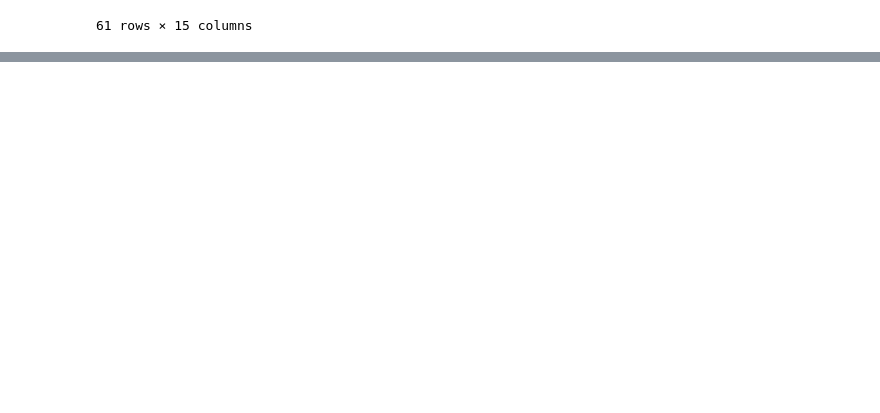
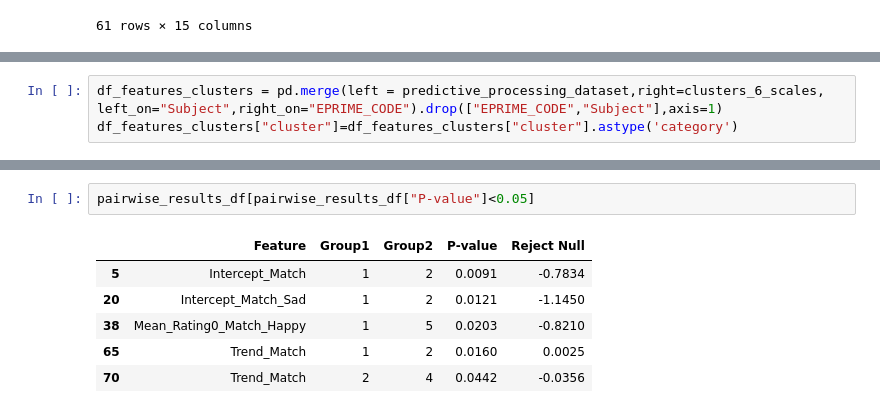
Before and after one commit to ManuIluro22/CasLAB-Predictive-Processing, a Jupyter notebook: Clustering_Predictive_Processing/Distributional_Analysis.ipynb, the cells around one changed output, grey strips where cells are left out. Drawn from its saved outputs; the diff is of its cells as text; blank space fills up the shorter version.

```diff
--- a/Clustering_Predictive_Processing/Distributional_Analysis.ipynb
+++ b/Clustering_Predictive_Processing/Distributional_Analysis.ipynb
@@ -666,0 +862,3 @@ results_df[results_df["P-value"]<0.051]
+# %%
+df_features_clusters = pd.merge(left = predictive_processing_dataset,right=clusters_6_scales, left_on="Subject",right_on="EPRIME_CODE").drop(["EPRIME_CODE","Subject"],axis=1)
+df_features_clusters["cluster"]=df_features_clusters["cluster"].astype('category')
@@ -666,0 +910,9 @@ results_df[results_df["P-value"]<0.051]
+# %%
+pairwise_results_df[pairwise_results_df["P-value"]<0.05]
+# %% [output]
+|  | Feature | Group1 | Group2 | P-value | Reject Null |
+| 5 | Intercept_Match | 1 | 2 | 0.0091 | -0.7834 |
+| 20 | Intercept_Match_Sad | 1 | 2 | 0.0121 | -1.1450 |
+| 38 | Mean_Rating0_Match_Happy | 1 | 5 | 0.0203 | -0.8210 |
+| 65 | Trend_Match | 1 | 2 | 0.0160 | 0.0025 |
+| 70 | Trend_Match | 2 | 4 | 0.0442 | -0.0356 |
```
Also changed, not shown: parts of 32 cells of this notebook.
